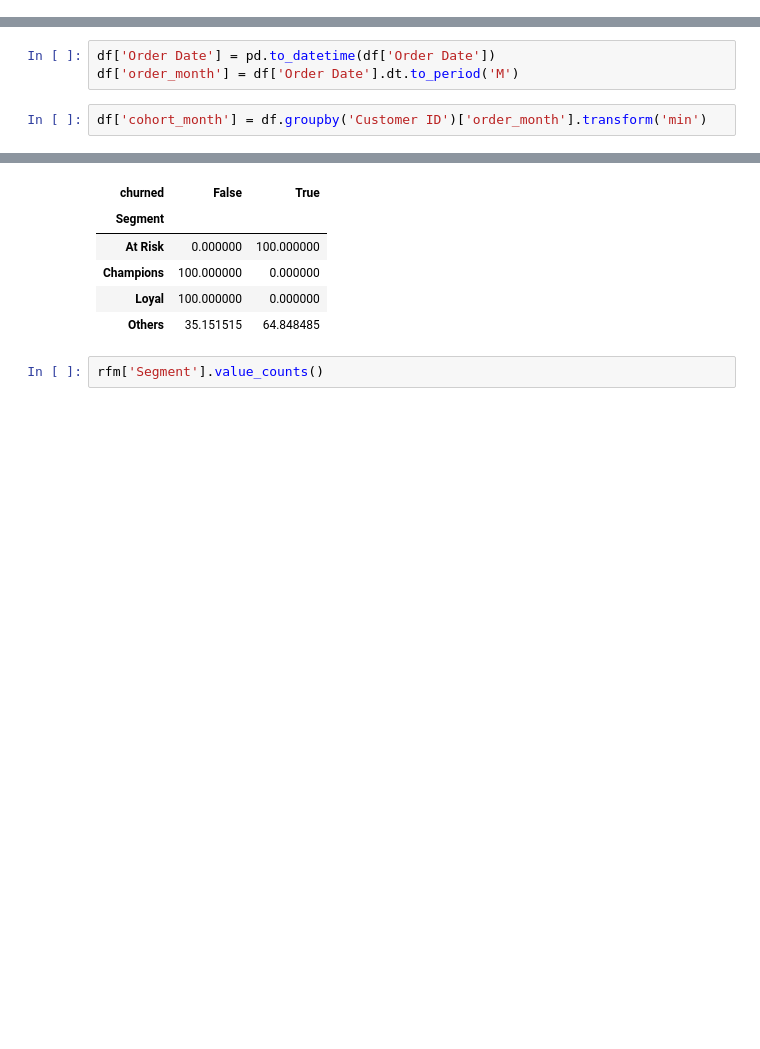
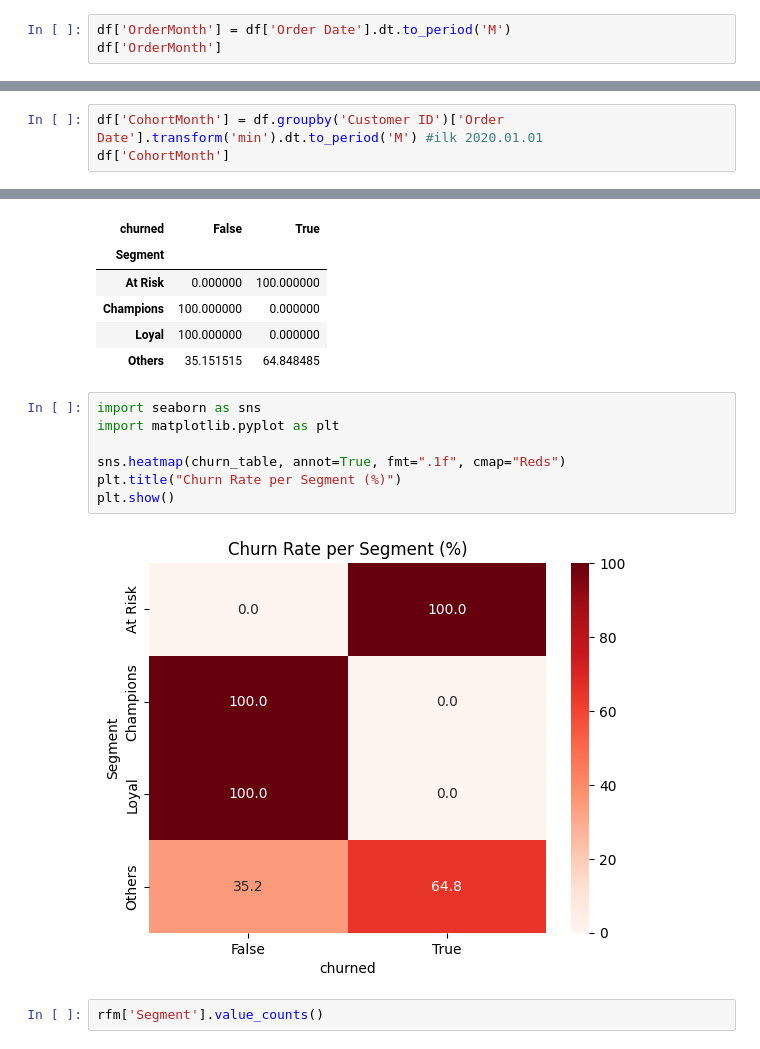
Before and after one commit to ayydannm/data-analysis-projects, a Jupyter notebook: Superstore.ipynb, the cells around one changed output, grey strips where cells are left out. Saved outputs shown, nothing was run; the diff lists cells and outputs as text; blank space fills up the shorter version.

```diff
--- a/Superstore.ipynb
+++ b/Superstore.ipynb
@@ -235,2 +239,5 @@ Purchase Completed      774    0.000000
 # %%
 #Müştərilərin zamanla neçə faizinin qaldığını göstərir.
+# %%
+df['OrderMonth'] = df['Order Date'].dt.to_period('M')
+df['OrderMonth']
@@ -236,0 +259,3 @@ Purchase Completed      774    0.000000
+# %%
+df['CohortMonth'] = df.groupby('Customer ID')['Order Date'].transform('min').dt.to_period('M') #ilk 2020.01.01
+df['CohortMonth']
@@ -292,5 +329,0 @@ plt.show()
-# %%
-df['Order Date'] = pd.to_datetime(df['Order Date'])
-df['order_month'] = df['Order Date'].dt.to_period('M')
-# %%
-df['cohort_month'] = df.groupby('Customer ID')['order_month'].transform('min')
@@ -507,6 +585,15 @@ churn_table
 | Champions | 100.000000 | 0.000000 |
 | Loyal | 100.000000 | 0.000000 |
 | Others | 35.151515 | 64.848485 |
+# %%
+import seaborn as sns
+import matplotlib.pyplot as plt
+
+sns.heatmap(churn_table, annot=True, fmt=".1f", cmap="Reds")
+plt.title("Churn Rate per Segment (%)")
+plt.show()
+# %% [output]
+[figure, added]
 # %%
 rfm['Segment'].value_counts()
 # %% [output]
```
Also changed, not shown: parts of 25 cells of this notebook.
